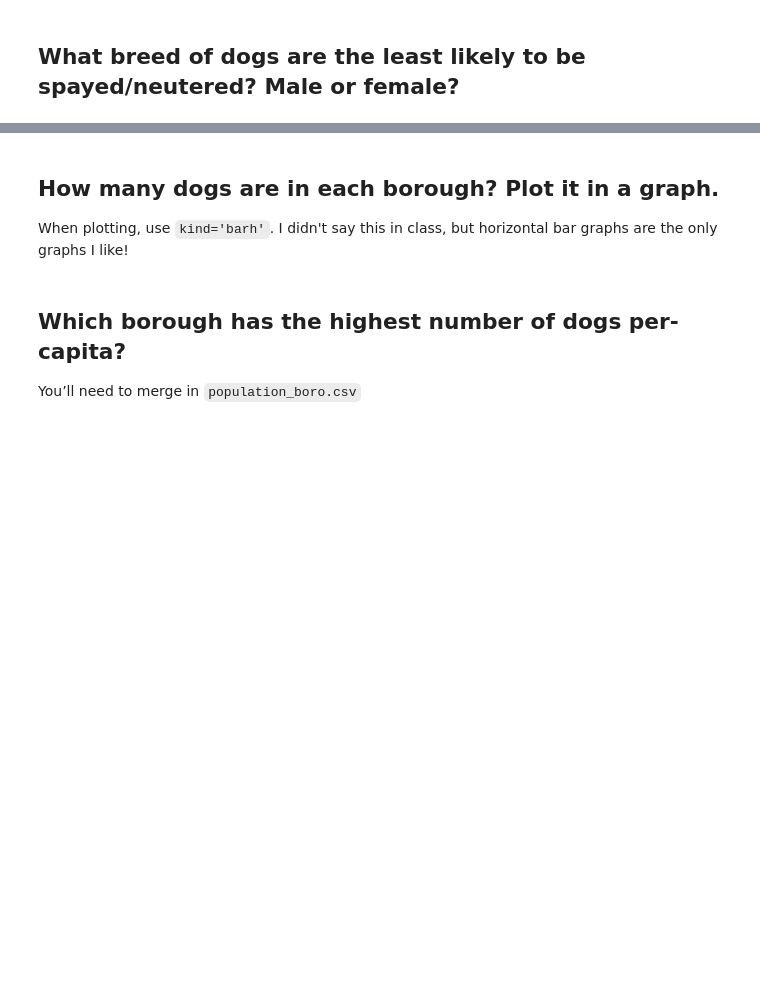
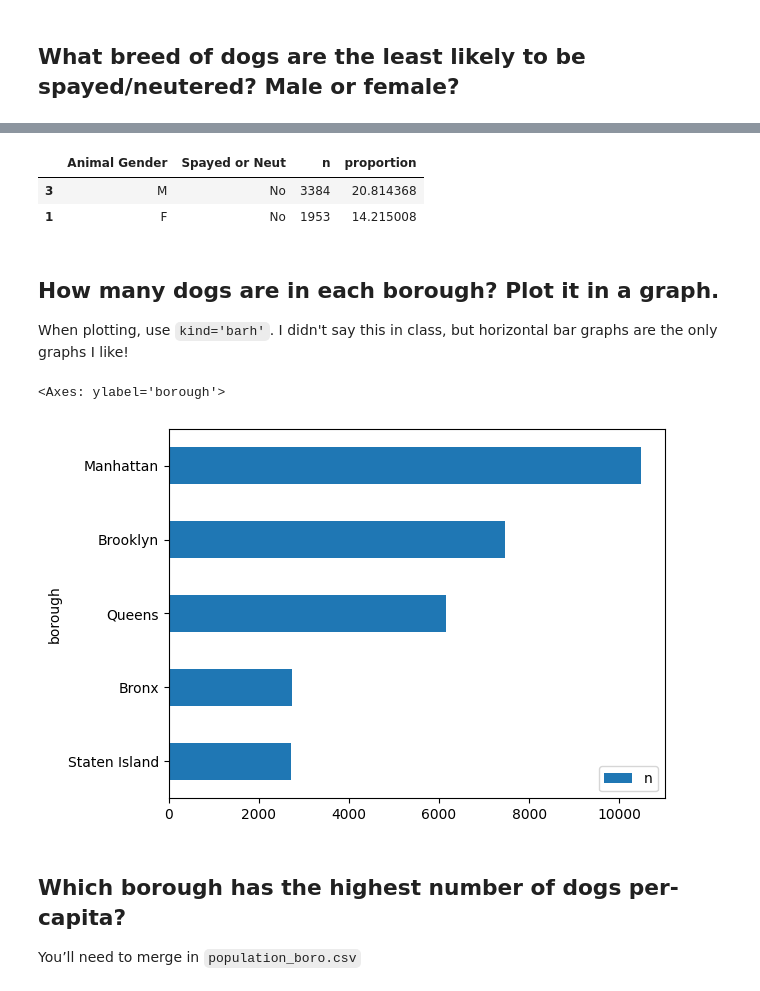
Before and after one commit to olafkoenig/07-homework-updated, a Jupyter notebook: 02-dogs/Dataset TWO - Dogs.ipynb, the cells around one changed output, grey strips where cells are left out. Drawn from its saved outputs; the diff is of its cells as text; code cells hidden in the pictures; blank space fills up the shorter version.

```diff
--- a/02-dogs/Dataset TWO - Dogs.ipynb
+++ b/02-dogs/Dataset TWO - Dogs.ipynb
@@ -314,7 +350,35 @@ array(['Central Bronx', 'Bronx Park and Fordham',
+# %%
+(
+    df.groupby(['Animal Gender', 'Spayed or Neut'])
+      .size()
+      .reset_index(name='n')
+      .assign(
+          proportion = lambda d: d.groupby('Animal Gender')['n']
+                                 .transform(lambda x: x / x.sum() * 100)
+      )
+      .query("`Spayed or Neut` == 'No'")
+      .sort_values('proportion', ascending=False)
+      .head(10)
+)
+# %% [output]
+|  | Animal Gender | Spayed or Neut | n | proportion |
+| 3 | M | No | 3384 | 20.814368 |
+| 1 | F | No | 1953 | 14.215008 |
 # %% [markdown]
 ## How many dogs are in each borough? Plot it in a graph.
 
 When plotting, use `kind='barh'`. I didn't say this in class, but horizontal bar graphs are the only graphs I like!
+# %%
+(
+    merged.groupby(['borough'])
+    .size()
+    .reset_index(name='n')
+    .sort_values('n', ascending = True)
+    .plot(kind = 'barh', x='borough')
+)
+# %% [output]
+<Axes: ylabel='borough'>
+[figure, added]
 # %% [markdown]
 ## Which borough has the highest number of dogs per-capita?
 
```
Also changed, not shown: parts of 7 cells of this notebook.
